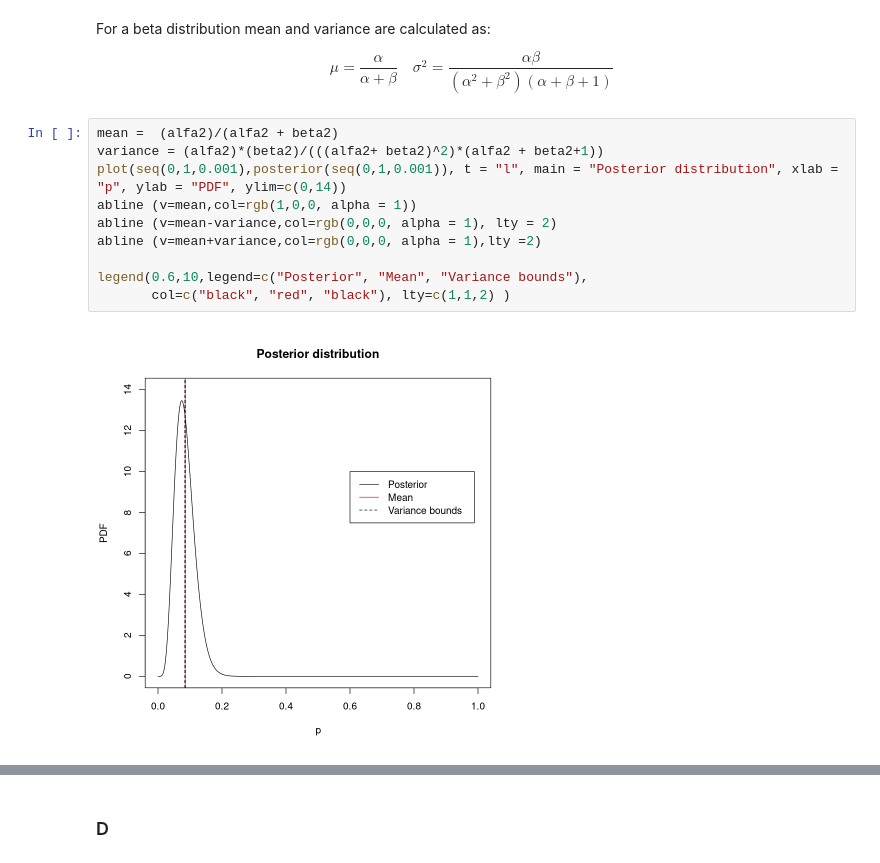
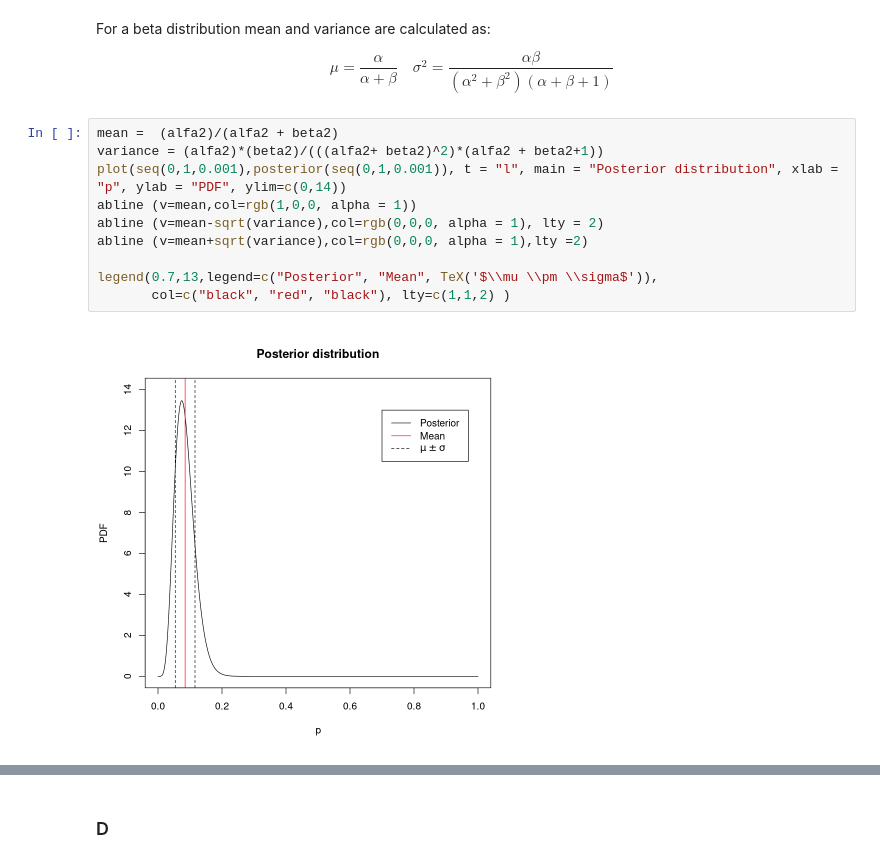
Before and after one commit to Confizolo/PoDProjects, a Jupyter notebook: ASfPA/Ex07/ConfortoFilippo_Rlabsession7.ipynb, the cells around one changed output, grey strips where cells are left out. Saved outputs shown, nothing was run; the diff lists cells and outputs as text.

```diff
--- a/ASfPA/Ex07/ConfortoFilippo_Rlabsession7.ipynb
+++ b/ASfPA/Ex07/ConfortoFilippo_Rlabsession7.ipynb
@@ -57,13 +41,13 @@ $$ \mu = \frac{\alpha}{\alpha + \beta} \quad \sigma^2 =\frac{\alpha \beta}{(\alp
 # %%
 mean =  (alfa2)/(alfa2 + beta2)
 variance = (alfa2)*(beta2)/(((alfa2+ beta2)^2)*(alfa2 + beta2+1))
 plot(seq(0,1,0.001),posterior(seq(0,1,0.001)), t = "l", main = "Posterior distribution", xlab = "p", ylab = "PDF", ylim=c(0,14))
 abline (v=mean,col=rgb(1,0,0, alpha = 1))
-abline (v=mean-variance,col=rgb(0,0,0, alpha = 1), lty = 2)
-abline (v=mean+variance,col=rgb(0,0,0, alpha = 1),lty =2)
+abline (v=mean-sqrt(variance),col=rgb(0,0,0, alpha = 1), lty = 2)
+abline (v=mean+sqrt(variance),col=rgb(0,0,0, alpha = 1),lty =2)
 
-legend(0.6,10,legend=c("Posterior", "Mean", "Variance bounds"),
+legend(0.7,13,legend=c("Posterior", "Mean", TeX('$\\mu \\pm \\sigma$')),
        col=c("black", "red", "black"), lty=c(1,1,2) )
 # %% [output]
-[figure, old version]
+[figure, new version]
 # %%
```
Also changed, not shown: parts of 35 cells of this notebook, 44 other files.
